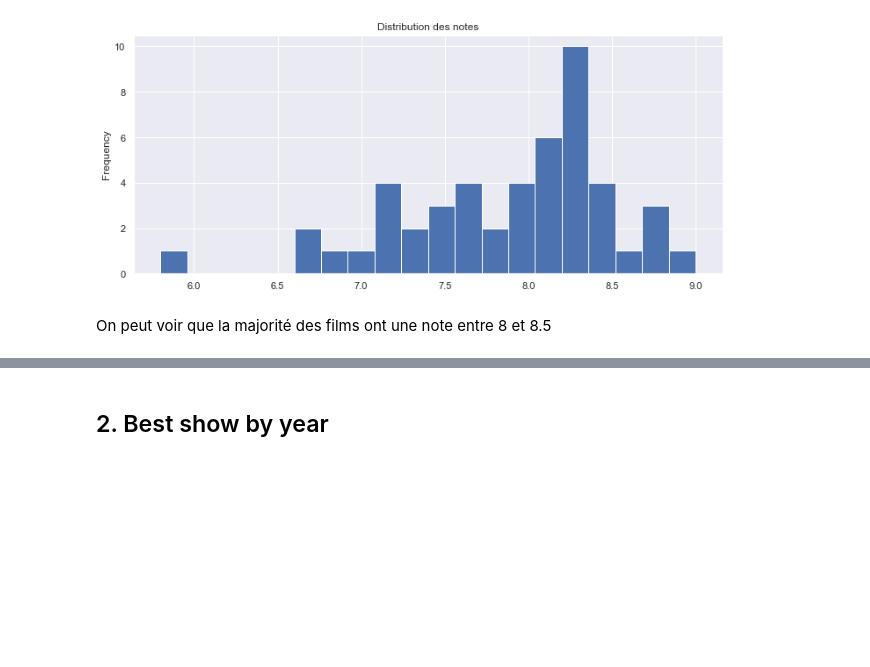
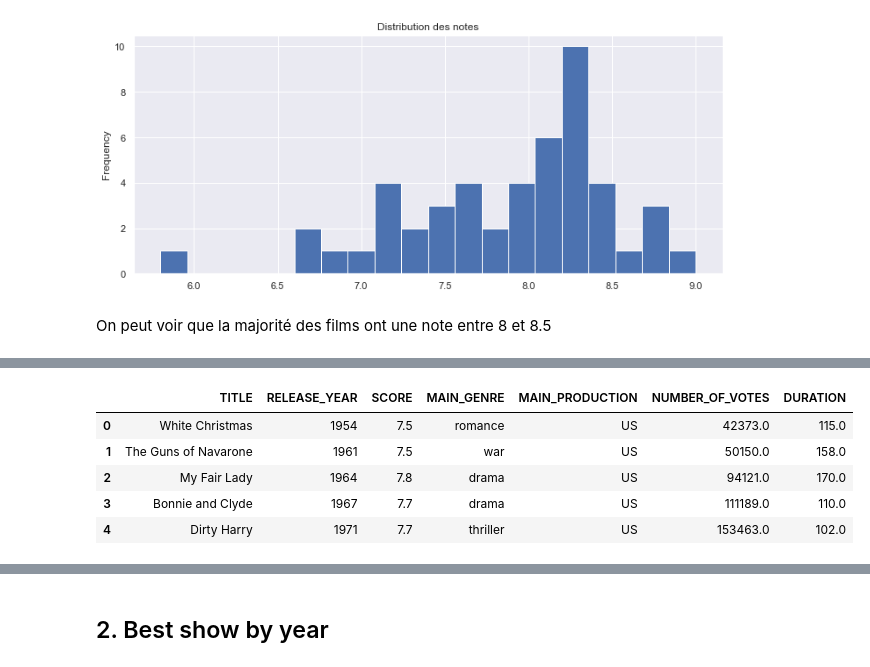
Before and after one commit to MohamedNennouche/Computer-Vision-with-Python, a Jupyter notebook: Projets complementaires/Seance2/study.ipynb, the cells around one changed output, grey strips where cells are left out. Drawn from its saved outputs; the diff is of its cells as text; code cells hidden in the pictures; blank space fills up the shorter version.

```diff
--- a/Projets complementaires/Seance2/study.ipynb
+++ b/Projets complementaires/Seance2/study.ipynb
@@ -173,0 +180,11 @@ On peut voir que la majorité des films ont une note entre 8 et 8.5
+# %%
+movies_year_with_duration = movies_year.merge(right=movies_total, how='left', on=['TITLE', 'SCORE', 'RELEASE_YEAR', 'MAIN_GENRE', 'MAIN_PRODUCTION'])
+# %%
+movies_year_with_duration.head()
+# %% [output]
+|  | TITLE | RELEASE_YEAR | SCORE | MAIN_GENRE | MAIN_PRODUCTION | NUMBER_OF_VOTES | DURATION |
+| 0 | White Christmas | 1954 | 7.5 | romance | US | 42373.0 | 115.0 |
+| 1 | The Guns of Navarone | 1961 | 7.5 | war | US | 50150.0 | 158.0 |
+| 2 | My Fair Lady | 1964 | 7.8 | drama | US | 94121.0 | 170.0 |
+| 3 | Bonnie and Clyde | 1967 | 7.7 | drama | US | 111189.0 | 110.0 |
+| 4 | Dirty Harry | 1971 | 7.7 | thriller | US | 153463.0 | 102.0 |
```
Also changed, not shown: parts of 17 cells of this notebook.
